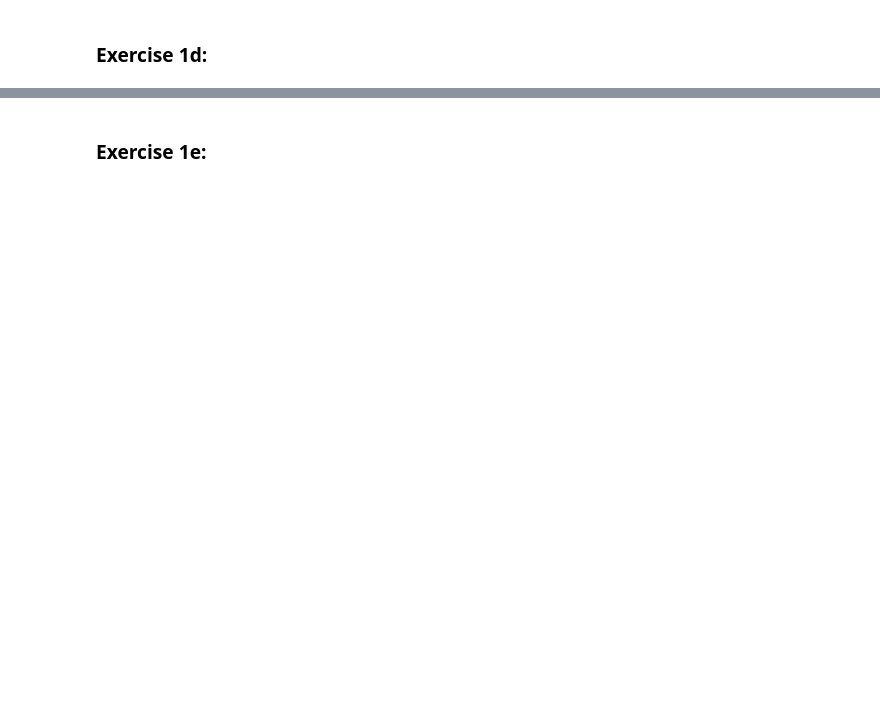
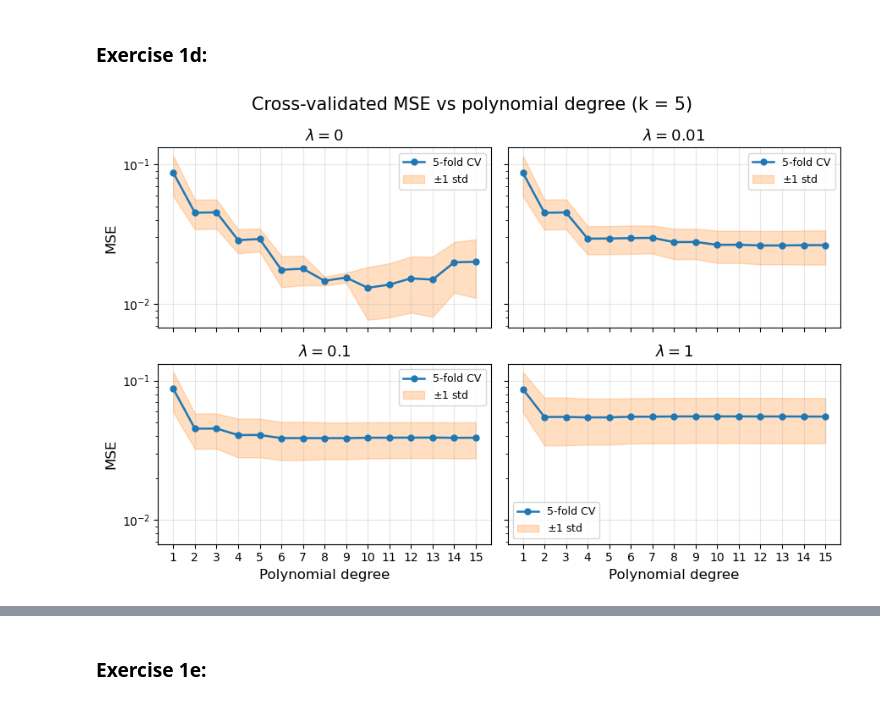
Before and after one commit to AbdulTorkerull/FYS-STK4155-Project-1, a Jupyter notebook: FYS-STK4155_Project.ipynb, the cells around one changed output, grey strips where cells are left out. Saved outputs shown, nothing was run; the diff lists cells and outputs as text; code cells hidden in the pictures; blank space fills up the shorter version.

```diff
--- a/FYS-STK4155_Project.ipynb
+++ b/FYS-STK4155_Project.ipynb
@@ -439,0 +553,51 @@ def exercise_1c(x_training, x_test, y_training, y_test, p, lam):
+# %%
+p = 16
+k = 5
+lambdas = [0, 0.01, 0.1, 0]
+
+def exercise_1d(x, y, k, p, lambdas):
+    """Cross-validated MSE for degrees 1, ..., p-1 and every lambda."""
+
+    cv_results = np.zeros((p - 1, len(lambdas), 2))
+
+    for d in range(1, p):
+        for j in range(len(lambdas)):
+            cv_results[d - 1, j] = cross_validation(x, y, k, d + 1, lambdas[j])
+
+    return cv_results
+
+cv_results = exercise_1d(x, y, k, p, lambdas)
+# %%
+def excercise_1d_plot1(cv_results, lambdas, p, k, lams=(0, 0.01, 0.1, 1)):
+    degrees = np.arange(1, p)
+
+    fig, axes = plt.subplots(2, 2, figsize=(9, 6), sharex=True, sharey=True)
+
+    for ax, lam in zip(axes.ravel(), lams):
+        j = np.argmin(np.abs(lambdas - lam))
+        mean_mse = cv_results[:, j, 0]
+        std_mse = cv_results[:, j, 1]
+        lower = np.maximum(mean_mse - std_mse, 1e-12)
+
+        ax.plot(degrees, mean_mse, marker="o", markersize=5, linewidth=1.8, color="tab:blue", label=f"{k}-fold CV")
+        ax.fill_between(degrees, lower, mean_mse + std_mse, color="tab:orange", alpha=0.25, label=r"$\pm 1$ std")
+        ax.set_title(rf"$\lambda = {lambdas[j]:g}$", fontsize=13)
+        ax.set_yscale("log")
+        ax.set_xticks(degrees)
+        ax.grid(True, alpha=0.3)
+        ax.legend(fontsize=9)
+
+    for ax in axes[1]:
+        ax.set_xlabel("Polynomial degree", fontsize=12)
+    for ax in axes[:, 0]:
+        ax.set_ylabel("MSE", fontsize=12)
+
+    fig.suptitle(f"Cross-validated MSE vs polynomial degree (k = {k})", fontsize=15)
+    fig.tight_layout()
+    plt.show()
+
+lambdas = np.array([0, 0.01, 0.1, 1])
+cv_results = exercise_1d(x, y, k, p, lambdas)
+excercise_1d_plot1(cv_results, lambdas, p, k)
+# %% [output]
+[figure, added]
```
Also changed, not shown: parts of 15 cells of this notebook.
